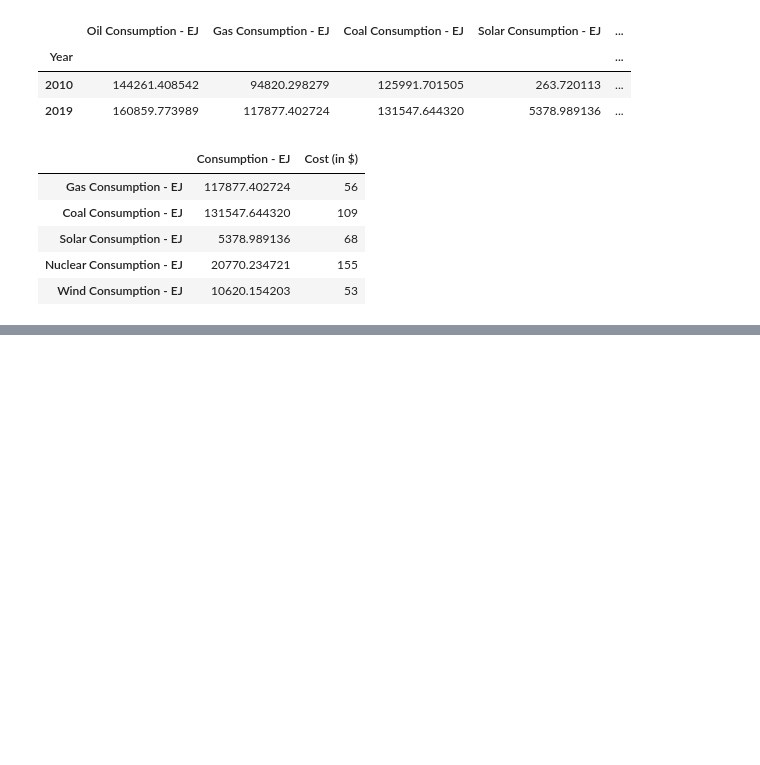
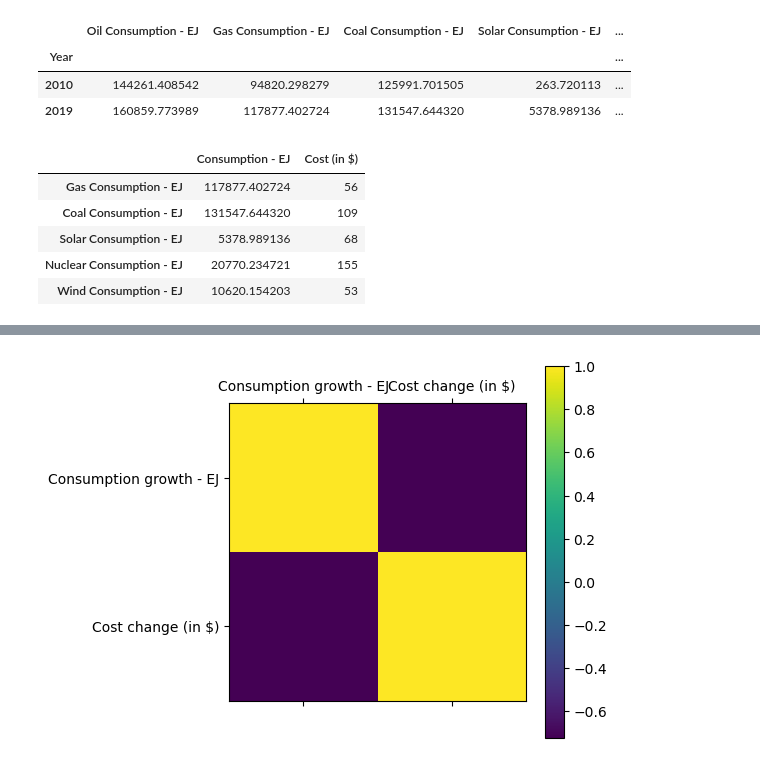
Before and after one commit to IsuruJayamanne/project-ds-energy-source-data-analysis, a Jupyter notebook: diagnostic.ipynb, the cells around one changed output, grey strips where cells are left out. Saved outputs shown, nothing was run; the diff lists cells and outputs as text; code cells hidden in the pictures; blank space fills up the shorter version.

```diff
--- a/diagnostic.ipynb
+++ b/diagnostic.ipynb
@@ -117,0 +131,17 @@ df_2019
+# %%
+# combine datasets and get consumption, cost and emissions for each energy source in 2010
+
+df_2010 = df_year_data.loc[2010].to_frame().T
+
+# invert rows and columns of the dataframe
+df_2010 = df_2010.T
+
+# rename the column as Consumption - EJ
+df_2010.rename(columns={2010: 'Consumption - EJ'}, inplace=True)
+
+# filter out rows
+df_2010 = df_2010[df_2010.index.isin(['Gas Consumption - EJ', 'Coal Consumption - EJ', 'Solar Consumption - EJ', 'Wind Consumption - EJ', 'Nuclear Consumption - EJ'])]
+
+df_2010['Cost (in $)'] = [df_cost.loc['gas (combined cycle)', 'Cost of MWh production for electricity on 2010 ($)'], df_cost.loc['coal', 'Cost of MWh production for electricity on 2010 ($)'], df_cost.loc['solar', 'Cost of MWh production for electricity on 2010 ($)'], df_cost.loc['nuclear energy', 'Cost of MWh production for electricity on 2010 ($)'], df_cost.loc['wind (onshore)', 'Cost of MWh production for electricity on 2010 ($)']]
+
+df_2010
@@ -117,0 +155,10 @@ df_2019
+# %%
+# get the difference amount of df_2019 and df_2010
+
+df_change = df_2019 - df_2010
+# df_change.rename(columns={'Consumption - EJ': 'Consumption growth - EJ', 'Cost (in $)': 'Cost change (in $)'}, inplace=True)
+# df_change
+
+df_change_pct = df_change / df_2010
+df_change_pct.rename(columns={'Consumption - EJ': 'Consumption growth - EJ', 'Cost (in $)': 'Cost change (in $)'}, inplace=True)
+df_change_pct
@@ -117,0 +172,10 @@ df_2019
+# %%
+# correlation between consumption growth and cost change
+
+plt.matshow(df_change_pct.corr())
+plt.xticks(range(len(df_change_pct.columns)), df_change_pct.columns)
+plt.yticks(range(len(df_change_pct.columns)), df_change_pct.columns)
+plt.colorbar()
+plt.show()
+# %% [output]
+[figure, added]
```
Also changed, not shown: parts of 5 cells of this notebook.
